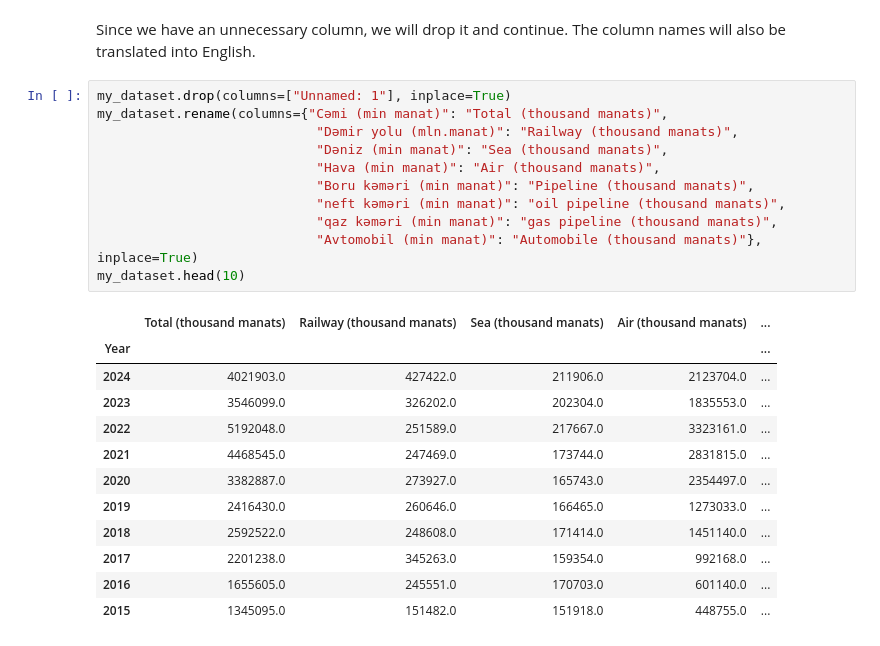
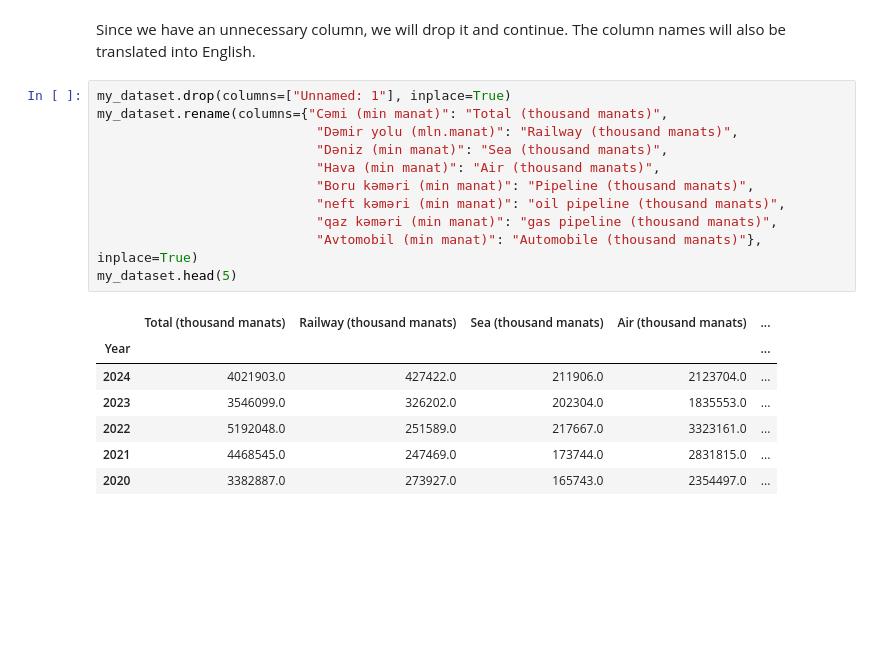
Before and after one commit to Faig-TYBV/holbertonschool-dataset_competition, a Jupyter notebook: Analysis.ipynb, the cells around one changed output. Drawn from its saved outputs; the diff is of its cells as text; blank space fills up the shorter version.

Commit message:
Analyzing dataset

```diff
--- a/Analysis.ipynb
+++ b/Analysis.ipynb
@@ -22,24 +39,19 @@ Since we have an unnecessary column, we will drop it and continue. The column na
 # %%
 my_dataset.drop(columns=["Unnamed: 1"], inplace=True)
 my_dataset.rename(columns={"Cəmi (min manat)": "Total (thousand manats)",
                             "Dəmir yolu (mln.manat)": "Railway (thousand manats)",
                             "Dəniz (min manat)": "Sea (thousand manats)",
                             "Hava (min manat)": "Air (thousand manats)",
                             "Boru kəməri (min manat)": "Pipeline (thousand manats)",
                             "neft kəməri (min manat)": "oil pipeline (thousand manats)",
                             "qaz kəməri (min manat)": "gas pipeline (thousand manats)",
                             "Avtomobil (min manat)": "Automobile (thousand manats)"}, inplace=True)
-my_dataset.head(10)
+my_dataset.head(5)
 # %% [output]
 |  | Total (thousand manats) | Railway (thousand manats) | Sea (thousand manats) | Air (thousand manats) | ... |
 | Year |  |  |  |  | ... |
 | 2024 | 4021903.0 | 427422.0 | 211906.0 | 2123704.0 | ... |
 | 2023 | 3546099.0 | 326202.0 | 202304.0 | 1835553.0 | ... |
 | 2022 | 5192048.0 | 251589.0 | 217667.0 | 3323161.0 | ... |
 | 2021 | 4468545.0 | 247469.0 | 173744.0 | 2831815.0 | ... |
 | 2020 | 3382887.0 | 273927.0 | 165743.0 | 2354497.0 | ... |
-| 2019 | 2416430.0 | 260646.0 | 166465.0 | 1273033.0 | ... |
-| 2018 | 2592522.0 | 248608.0 | 171414.0 | 1451140.0 | ... |
-| 2017 | 2201238.0 | 345263.0 | 159354.0 | 992168.0 | ... |
-| 2016 | 1655605.0 | 245551.0 | 170703.0 | 601140.0 | ... |
-| 2015 | 1345095.0 | 151482.0 | 151918.0 | 448755.0 | ... |
```
Also changed, not shown: parts of 11 cells of this notebook.
